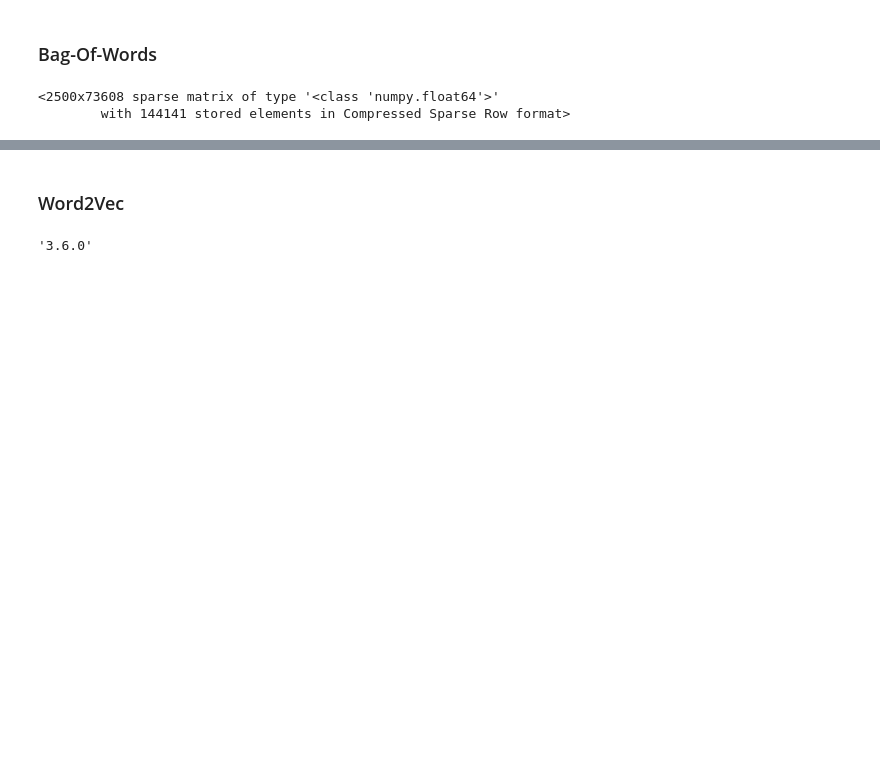
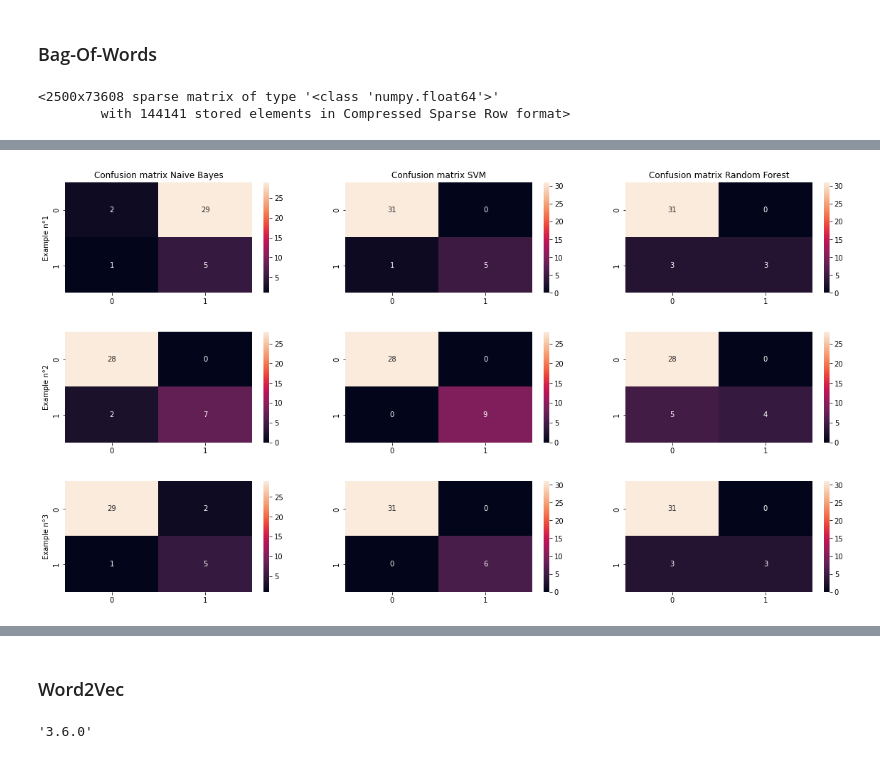
Before and after one commit to AurelienCD/Formation_OCR_Ing_Machine_Learning, a Jupyter notebook: P5_02_notebookTest.ipynb, the cells around one changed output, grey strips where cells are left out. Cells and saved outputs as stored; diff of their text form; code cells hidden in the pictures; blank space fills up the shorter version.

```diff
--- a/P5_02_notebookTest.ipynb
+++ b/P5_02_notebookTest.ipynb
@@ -435,0 +577,3 @@ X_test_Sparse
+# %%
+#Chargement du modèle optimisé
+model_svm = load('SVM_model.joblib')
@@ -435,0 +621,3 @@ X_test_Sparse
+# %%
+#Chargement du modèle optimisé
+model_rf = load('RandomForest_model.joblib')
@@ -435,0 +681,44 @@ X_test_Sparse
+# %%
+y_pred_nb = model_nb.predict(X_test_Sparse)
+y_pred_svm = model_svm.predict(X_test_Sparse)
+y_pred_rf = model_rf.predict(X_test_Sparse)
+# %%
+fig, axs = plt.subplots(3, 3, figsize=(20, 10))
+
+conf_matrix_NB_01 = tf.math.confusion_matrix(labels=Y_test_bin[0], predictions=y_pred_nb[0])
+conf_matrix_NB_02 = tf.math.confusion_matrix(labels=Y_test_bin[100], predictions=y_pred_nb[100])
+conf_matrix_NB_03 = tf.math.confusion_matrix(labels=Y_test_bin[1000], predictions=y_pred_nb[1000])
+
+conf_matrix_SVM_01 = tf.math.confusion_matrix(labels=Y_test_bin[0], predictions=y_pred_svm[0])
+conf_matrix_SVM_02 = tf.math.confusion_matrix(labels=Y_test_bin[100], predictions=y_pred_svm[100])
+conf_matrix_SVM_03 = tf.math.confusion_matrix(labels=Y_test_bin[1000], predictions=y_pred_svm[1000])
+
+conf_matrix_RF_01 = tf.math.confusion_matrix(labels=Y_test_bin[0], predictions=y_pred_rf[0])
+conf_matrix_RF_02 = tf.math.confusion_matrix(labels=Y_test_bin[100], predictions=y_pred_rf[100])
+conf_matrix_RF_03 = tf.math.confusion_matrix(labels=Y_test_bin[1000], predictions=y_pred_rf[1000])
+
+ax_nb_01 = sns.heatmap(conf_matrix_NB_01, annot = True, fmt='d', ax=axs[0,0])
+ax_nb_01.set_title('Confusion matrix Naive Bayes')
+ax_nb_01.set_ylabel('Example n°1')
+ax_svm_01 = sns.heatmap(conf_matrix_SVM_01, annot = True, fmt='d', ax=axs[0,1])
+ax_svm_01.set_title('Confusion matrix SVM')
+ax_rf_01 = sns.heatmap(conf_matrix_RF_01, annot = True, fmt='d', ax=axs[0,2])
+ax_rf_01.set_title('Confusion matrix Random Forest')
+
+ax_nb_02 = sns.heatmap(conf_matrix_NB_02, annot = True, fmt='d', ax=axs[1,0])
+ax_nb_02.set_ylabel('Example n°2')
+ax_svm_02 = sns.heatmap(conf_matrix_SVM_02, annot = True, fmt='d', ax=axs[1,1])
+ax_rf_02 = sns.heatmap(conf_matrix_RF_02, annot = True, fmt='d', ax=axs[1,2])
+
+ax_nb_03 = sns.heatmap(conf_matrix_NB_03, annot = True, fmt='d', ax=axs[2,0])
+ax_nb_03.set_ylabel('Example n°3')
+ax_svm_03 = sns.heatmap(conf_matrix_SVM_03, annot = True, fmt='d', ax=axs[2,1])
+ax_rf_03 = sns.heatmap(conf_matrix_RF_03, annot = True, fmt='d', ax=axs[2,2])
+
+#plt.tight_layout()
+
+plt.subplots_adjust(left=0.125, bottom=0.1, right=0.9, top=0.9, wspace=0.2, hspace=0.35)
+
+#fig.savefig("Confusion matrix supervised", dpi=400)
+# %% [output]
+[figure, added]
```
Also changed, not shown: parts of 158 cells of this notebook.
